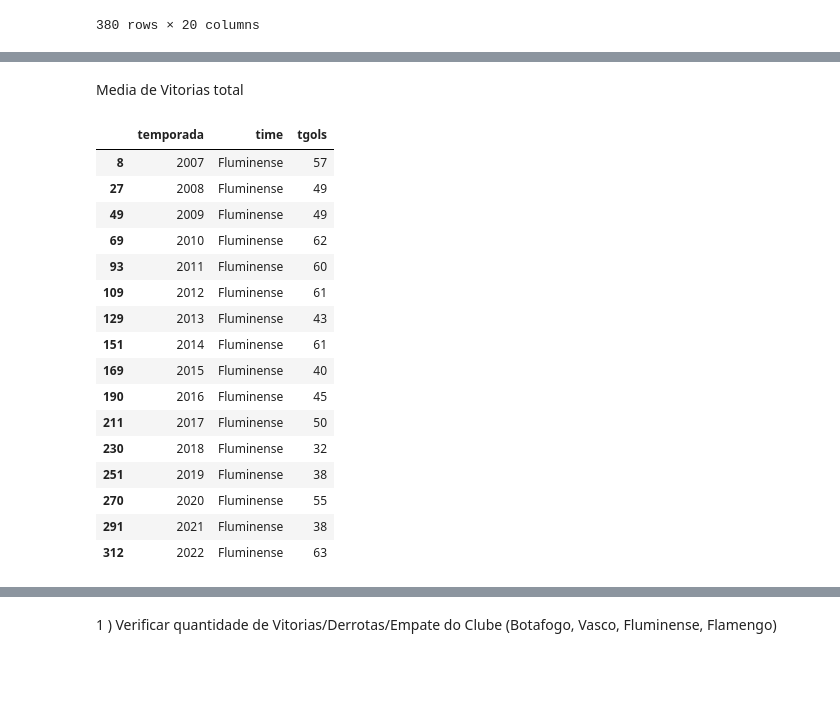
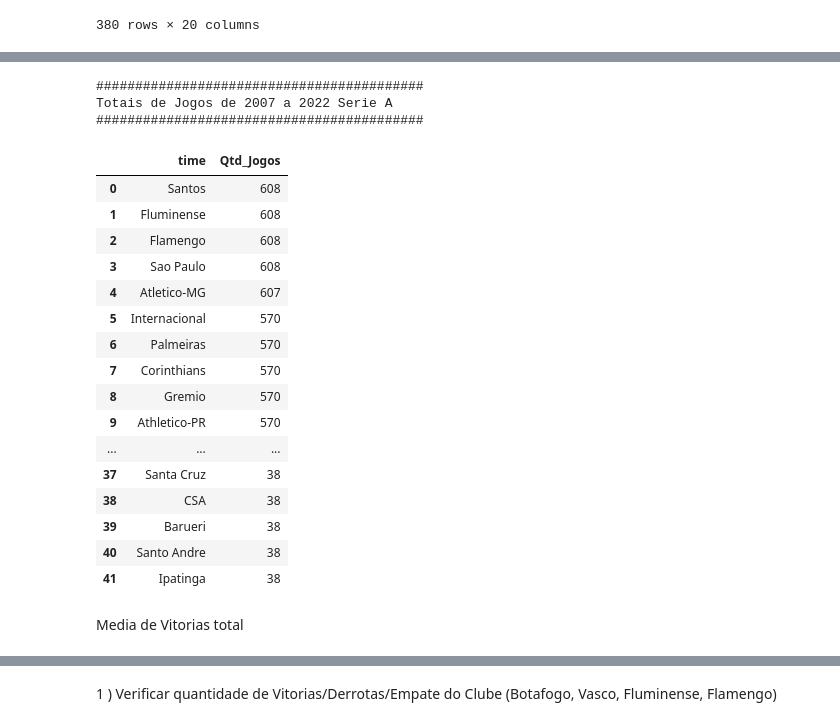
Before and after one commit to vbddinho/puc_minas_machine, a Jupyter notebook: upload_data.ipynb, the cells around one changed output, grey strips where cells are left out. Saved outputs shown, nothing was run; the diff lists cells and outputs as text; code cells hidden in the pictures; blank space fills up the shorter version.

```diff
--- a/upload_data.ipynb
+++ b/upload_data.ipynb
@@ -183,2 +207,38 @@ plt.barh(vitorias_sem_empate["time"],vitorias_sem_empate["vitoria"] )
+# %%
+mandante = pd.DataFrame( df_2007_2022[['temporada','mandante','mandante_placar']])
+mandante.columns = ["temporada","time","tgols"]
+visitante = pd.DataFrame(df_2007_2022[['temporada','visitante','visitante_placar']])
+visitante.columns = ["temporada","time","tgols"]
+
+union_man_vis = pd.concat([mandante, visitante])
+
+jogos_serieA = union_man_vis["time"].value_counts(sort=True).rename_axis('time').reset_index(name='Qtd_Jogos')
+
+
+print("##########################################")
+print("Totais de Jogos de 2007 a 2022 Serie A")
+print("##########################################")
+jogos_serieA
+# %% [output]
+##########################################
+Totais de Jogos de 2007 a 2022 Serie A
+##########################################
+|  | time | Qtd_Jogos |
+| 0 | Santos | 608 |
+| 1 | Fluminense | 608 |
+| 2 | Flamengo | 608 |
+| 3 | Sao Paulo | 608 |
+| 4 | Atletico-MG | 607 |
+| 5 | Internacional | 570 |
+| 6 | Palmeiras | 570 |
+| 7 | Corinthians | 570 |
+| 8 | Gremio | 570 |
+| 9 | Athletico-PR | 570 |
+| ... | ... | ... |
+| 37 | Santa Cruz | 38 |
+| 38 | CSA | 38 |
+| 39 | Barueri | 38 |
+| 40 | Santo Andre | 38 |
+| 41 | Ipatinga | 38 |
 # %% [markdown]
 Media de Vitorias total
@@ -201,20 +244,0 @@ ateste = pd.read_csv('teste.csv', sep=';',encoding = "UTF-8")
-# %%
-ateste[ (ateste["time"]=="Fluminense")]
-# %% [output]
-|  | temporada | time | tgols |
-| 8 | 2007 | Fluminense | 57 |
-| 27 | 2008 | Fluminense | 49 |
-| 49 | 2009 | Fluminense | 49 |
-| 69 | 2010 | Fluminense | 62 |
-| 93 | 2011 | Fluminense | 60 |
-| 109 | 2012 | Fluminense | 61 |
-| 129 | 2013 | Fluminense | 43 |
-| 151 | 2014 | Fluminense | 61 |
-| 169 | 2015 | Fluminense | 40 |
-| 190 | 2016 | Fluminense | 45 |
-| 211 | 2017 | Fluminense | 50 |
-| 230 | 2018 | Fluminense | 32 |
-| 251 | 2019 | Fluminense | 38 |
-| 270 | 2020 | Fluminense | 55 |
-| 291 | 2021 | Fluminense | 38 |
-| 312 | 2022 | Fluminense | 63 |
```
Also changed, not shown: parts of 14 cells of this notebook.
